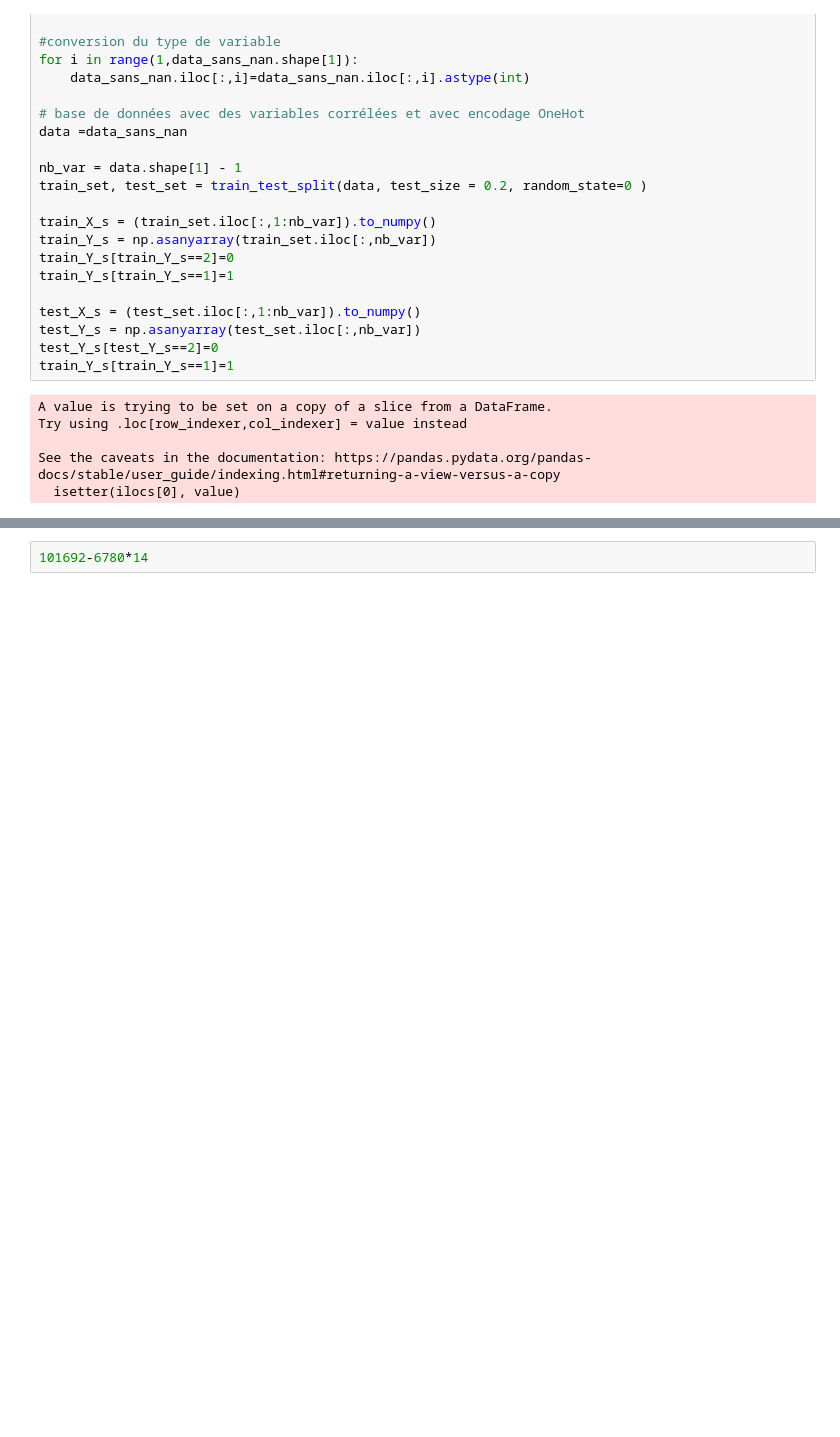
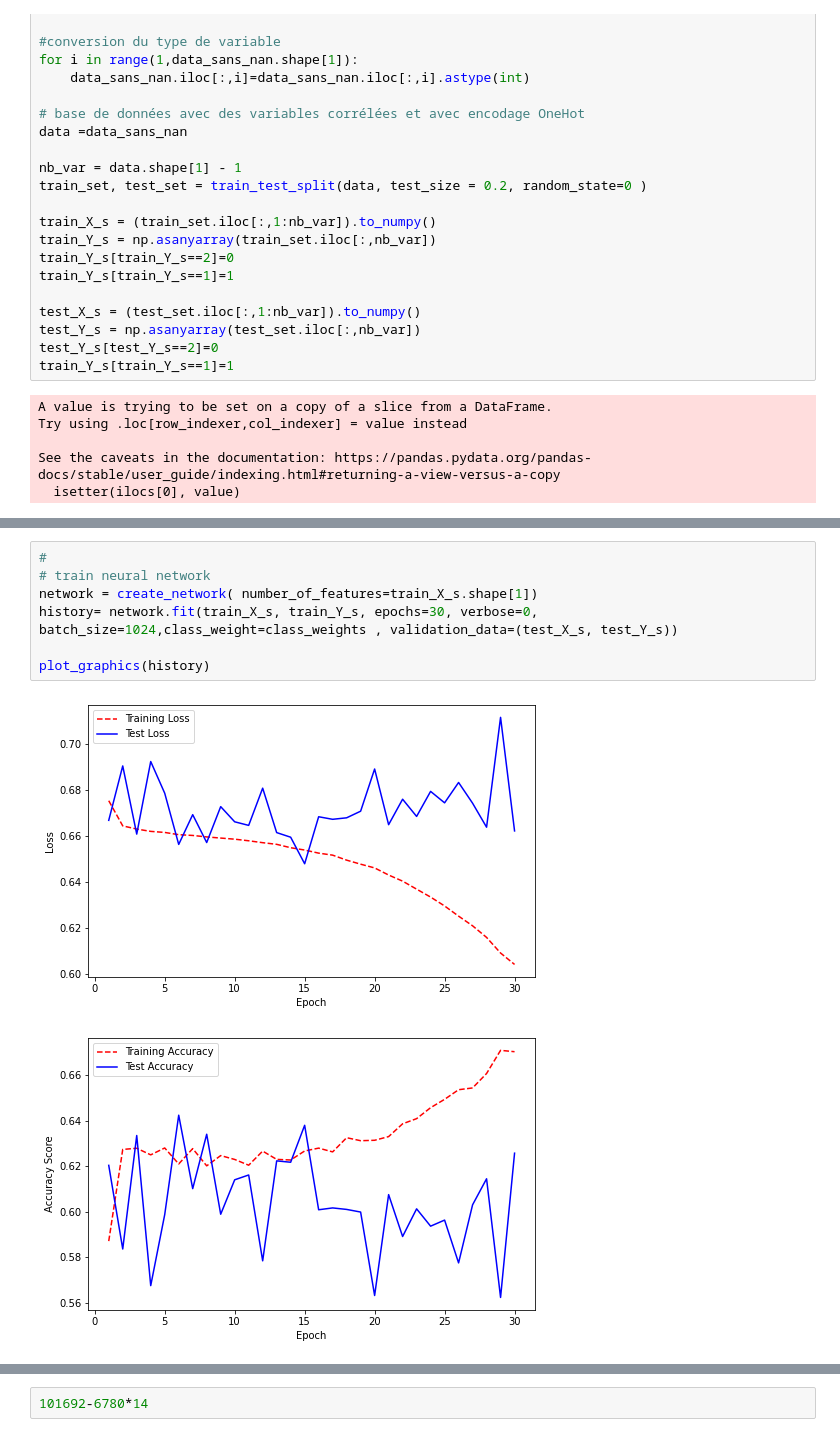
Before and after one commit to christian235711/Predict_models_fdf21, a Jupyter notebook: FDF21_Neural_Networks.ipynb, the cells around one changed output, grey strips where cells are left out. Drawn from its saved outputs; the diff is of its cells as text; blank space fills up the shorter version.

```diff
--- a/FDF21_Neural_Networks.ipynb
+++ b/FDF21_Neural_Networks.ipynb
@@ -415,2 +381,12 @@ Text(0, 0.5, 'Accuracy Score')
+# %%
+#
+# train neural network
+network = create_network( number_of_features=train_X_s.shape[1])
+history= network.fit(train_X_s, train_Y_s, epochs=30, verbose=0, batch_size=1024,class_weight=class_weights , validation_data=(test_X_s, test_Y_s))
+
+plot_graphics(history)
+# %% [output]
+[figure, added]
+[figure, added]
 # %%
 network = create_network( number_of_features=train_X_s.shape[1])
```
Also changed, not shown: parts of 12 cells of this notebook.
